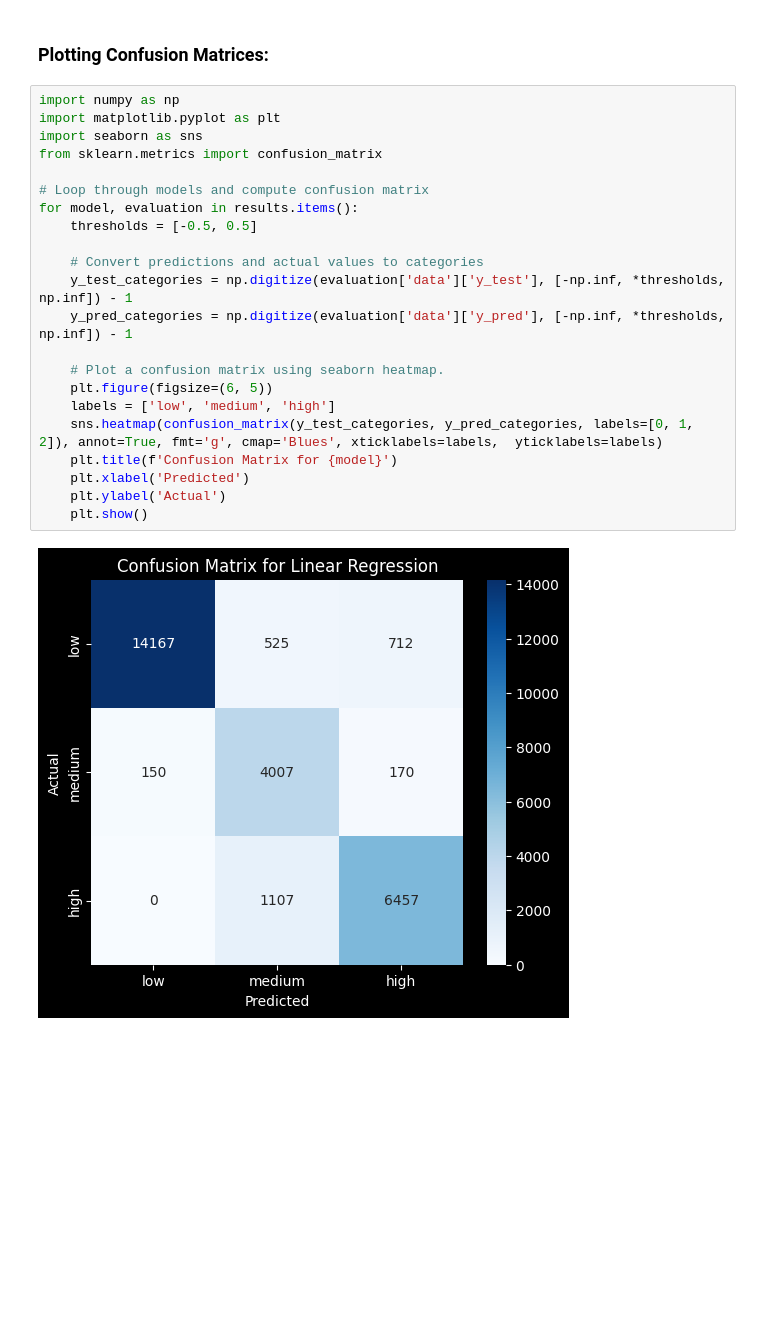
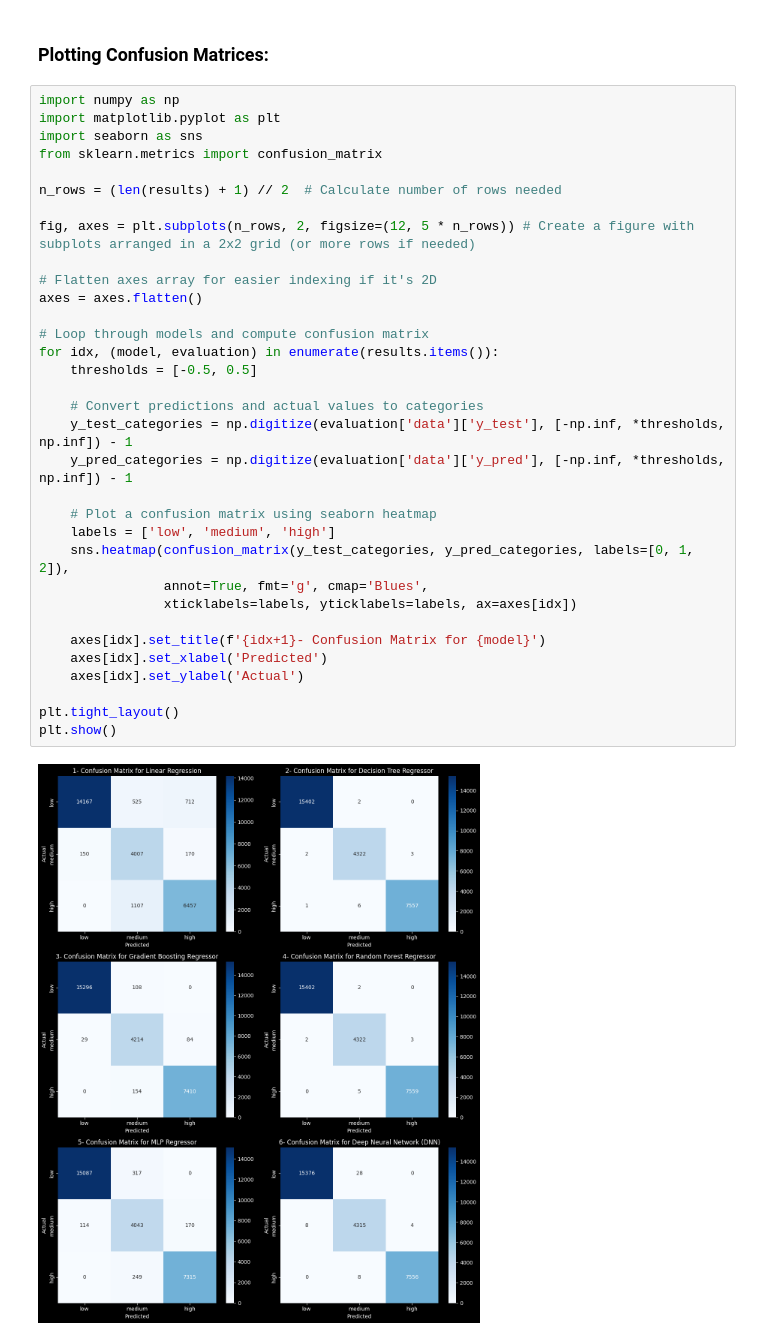
Before and after one commit to nsswifter/SolarPowerGenerationAnalysis, a Jupyter notebook: solar_power_generation_analysis.ipynb, the cells around one changed output. Drawn from its saved outputs; the diff is of its cells as text; blank space fills up the shorter version.

Commit message:
Update Confusion Matrices Alignment

```diff
--- a/solar_power_generation_analysis.ipynb
+++ b/solar_power_generation_analysis.ipynb
@@ -499,24 +499,35 @@ Model Evaluation Metrics:
 # %%
 import numpy as np
 import matplotlib.pyplot as plt
 import seaborn as sns
 from sklearn.metrics import confusion_matrix
 
+n_rows = (len(results) + 1) // 2  # Calculate number of rows needed
+
+fig, axes = plt.subplots(n_rows, 2, figsize=(12, 5 * n_rows)) # Create a figure with subplots arranged in a 2x2 grid (or more rows if needed)
+
+# Flatten axes array for easier indexing if it's 2D
+axes = axes.flatten()
+
 # Loop through models and compute confusion matrix
-for model, evaluation in results.items():
+for idx, (model, evaluation) in enumerate(results.items()):
     thresholds = [-0.5, 0.5]
 
     # Convert predictions and actual values to categories
     y_test_categories = np.digitize(evaluation['data']['y_test'], [-np.inf, *thresholds, np.inf]) - 1
     y_pred_categories = np.digitize(evaluation['data']['y_pred'], [-np.inf, *thresholds, np.inf]) - 1
 
-    # Plot a confusion matrix using seaborn heatmap.
-    plt.figure(figsize=(6, 5))
+    # Plot a confusion matrix using seaborn heatmap
     labels = ['low', 'medium', 'high']
-    sns.heatmap(confusion_matrix(y_test_categories, y_pred_categories, labels=[0, 1, 2]), annot=True, fmt='g', cmap='Blues', xticklabels=labels,  yticklabels=labels)
-    plt.title(f'Confusion Matrix for {model}')
-    plt.xlabel('Predicted')
-    plt.ylabel('Actual')
-    plt.show()
+    sns.heatmap(confusion_matrix(y_test_categories, y_pred_categories, labels=[0, 1, 2]),
+                annot=True, fmt='g', cmap='Blues',
+                xticklabels=labels, yticklabels=labels, ax=axes[idx])
+
+    axes[idx].set_title(f'{idx+1}- Confusion Matrix for {model}')
+    axes[idx].set_xlabel('Predicted')
+    axes[idx].set_ylabel('Actual')
+
+plt.tight_layout()
+plt.show()
 # %% [output]
-[figure, old version]
+[figure, new version]
```
Also changed, not shown: parts of 1 cell of this notebook.
